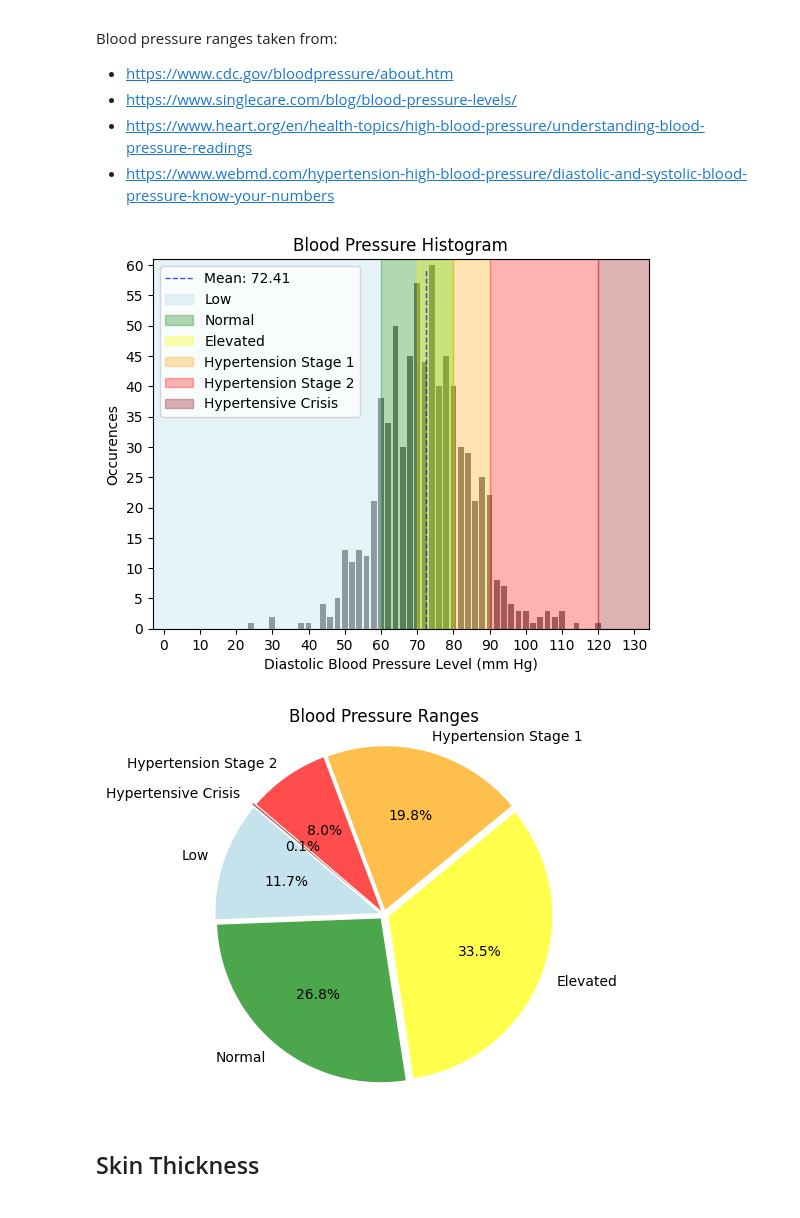
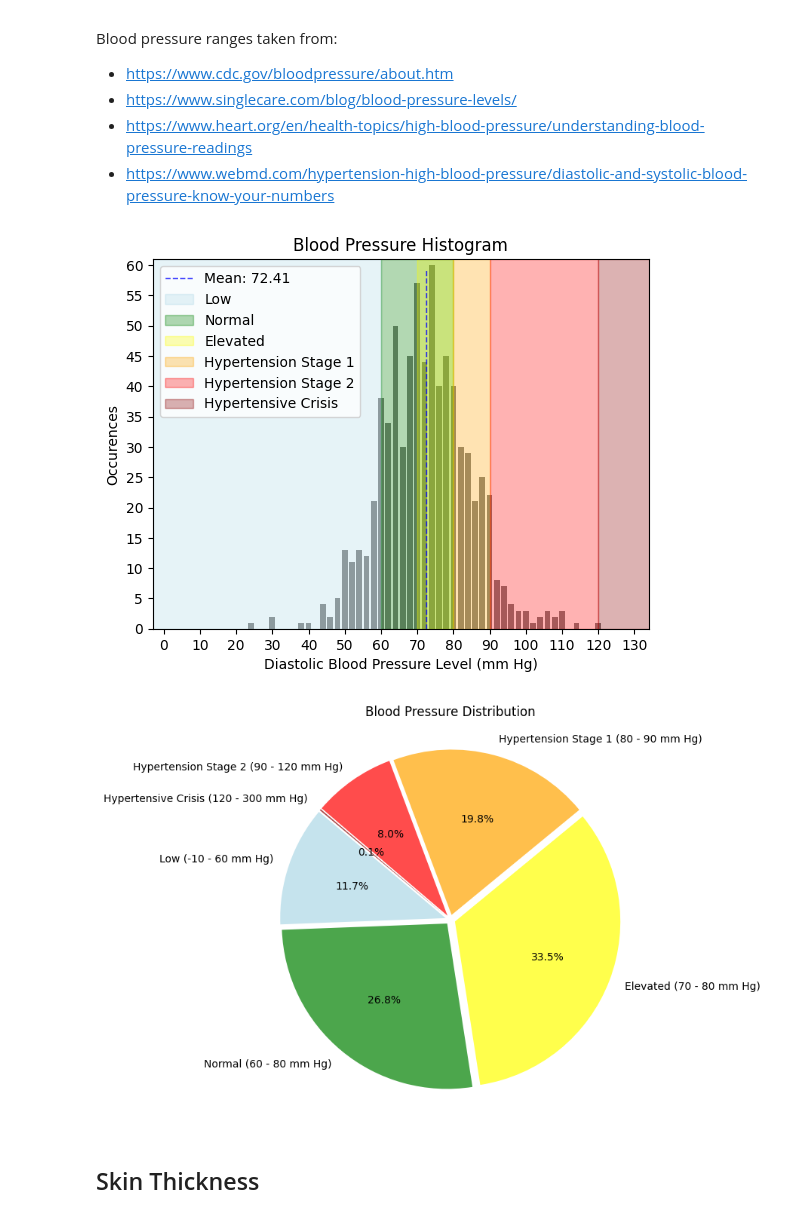
Before and after one commit to Bluxen/DA-Project1, a Jupyter notebook: 13_diabetes_prediction.ipynb, the cells around one changed output. Cells and saved outputs as stored; diff of their text form; code cells hidden in the pictures.

Commit message:
better pie charts

```diff
--- a/13_diabetes_prediction.ipynb
+++ b/13_diabetes_prediction.ipynb
@@ -189,37 +189,43 @@ hypertensive_crisis_upper_bound = 300
 # show the ranges on the histogram
 plt.fill_betweenx([0, plt.ylim()[1]], low_lower_bound, low_upper_bound, color='lightblue', alpha=0.3)
 plt.fill_betweenx([0, plt.ylim()[1]], normal_lower_bound, normal_upper_bound, color='green', alpha=0.3)
 plt.fill_betweenx([0, plt.ylim()[1]], elevated_lower_bound, elevated_upper_bound, color='yellow', alpha=0.3)
 plt.fill_betweenx([0, plt.ylim()[1]], hypertension1_lower_bound, hypertension1_upper_bound, color='orange', alpha=0.3)
 plt.fill_betweenx([0, plt.ylim()[1]], hypertension2_lower_bound, hypertension2_upper_bound, color='red', alpha=0.3)
 plt.fill_betweenx([0, plt.ylim()[1]], hypertensive_crisis_lower_bound, hypertensive_crisis_upper_bound, color='darkred', alpha=0.3)
 plt.legend(['Mean: ' + "{:.2f}".format(average_blood_pressure), 'Low', 'Normal', 'Elevated', 'Hypertension Stage 1', 'Hypertension Stage 2', 'Hypertensive Crisis'], loc='upper left')
 
 plt.title('Blood Pressure Histogram')
 plt.xlabel('Diastolic Blood Pressure Level (mm Hg)')
 plt.ylabel('Occurences')
 plt.show()
 
 # count number of people in blood pressure ranges
 low = diabetes_filtered_blood_pressure[(diabetes_filtered_blood_pressure['Blood Pressure'] < normal_lower_bound)].shape[0]
 normal = diabetes_filtered_blood_pressure[(diabetes_filtered_blood_pressure['Blood Pressure'] >= normal_lower_bound) & (diabetes_filtered_blood_pressure['Blood Pressure'] < elevated_lower_bound)].shape[0]
 elevated = diabetes_filtered_blood_pressure[(diabetes_filtered_blood_pressure['Blood Pressure'] >= elevated_lower_bound) & (diabetes_filtered_blood_pressure['Blood Pressure'] < hypertension1_lower_bound)].shape[0]
 hypertension1 = diabetes_filtered_blood_pressure[(diabetes_filtered_blood_pressure['Blood Pressure'] >= hypertension1_lower_bound) & (diabetes_filtered_blood_pressure['Blood Pressure'] < hypertension2_lower_bound)].shape[0]
 hypertension2 = diabetes_filtered_blood_pressure[(diabetes_filtered_blood_pressure['Blood Pressure'] >= hypertension2_lower_bound) & (diabetes_filtered_blood_pressure['Blood Pressure'] < hypertensive_crisis_lower_bound)].shape[0]
 hypertensive_crisis = diabetes_filtered_blood_pressure[(diabetes_filtered_blood_pressure['Blood Pressure'] >= hypertensive_crisis_lower_bound)].shape[0]
 
 # create pie chart of blood pressure ranges
-labels = ['Low', 'Normal', 'Elevated', 'Hypertension Stage 1', 'Hypertension Stage 2', 'Hypertensive Crisis']
+labels = ['Low ({} - {} mm Hg)'.format(low_lower_bound, low_upper_bound),
+          'Normal ({} - {} mm Hg)'.format(normal_lower_bound, normal_upper_bound),
+          'Elevated ({} - {} mm Hg)'.format(elevated_lower_bound, elevated_upper_bound),
+          'Hypertension Stage 1 ({} - {} mm Hg)'.format(hypertension1_lower_bound, hypertension1_upper_bound),
+          'Hypertension Stage 2 ({} - {} mm Hg)'.format(hypertension2_lower_bound, hypertension2_upper_bound),
+          'Hypertensive Crisis ({} - {} mm Hg)'.format(hypertensive_crisis_lower_bound, hypertensive_crisis_upper_bound)]
 sizes = [low, normal, elevated, hypertension1, hypertension2, hypertensive_crisis]
 colors = [mcolors.to_rgba('lightblue', alpha=0.7), mcolors.to_rgba('green', alpha=0.7), mcolors.to_rgba('yellow', alpha=0.7), mcolors.to_rgba('orange', alpha=0.7), mcolors.to_rgba('red', alpha=0.7), mcolors.to_rgba('darkred', alpha=0.7)]
-explode = (0.03, 0.03, 0.03, 0.03, 0.03, 0.05)
+explode = (0.03, 0.03, 0.03, 0.03, 0.03, 0.03)
 plt.pie(sizes, explode=explode, labels=labels, colors=colors, autopct='%1.1f%%', startangle=140)
 plt.axis('equal')
-plt.title('Blood Pressure Ranges')
+plt.title('Blood Pressure Distribution')
+plt.subplots_adjust(top=1.2)
 plt.show()
 # %% [output]
 [figure]
-[figure, old version]
+[figure, new version]
 # %% [markdown]
 ## Skin Thickness
 # %%
```
Also changed, not shown: parts of 2 cells of this notebook.
